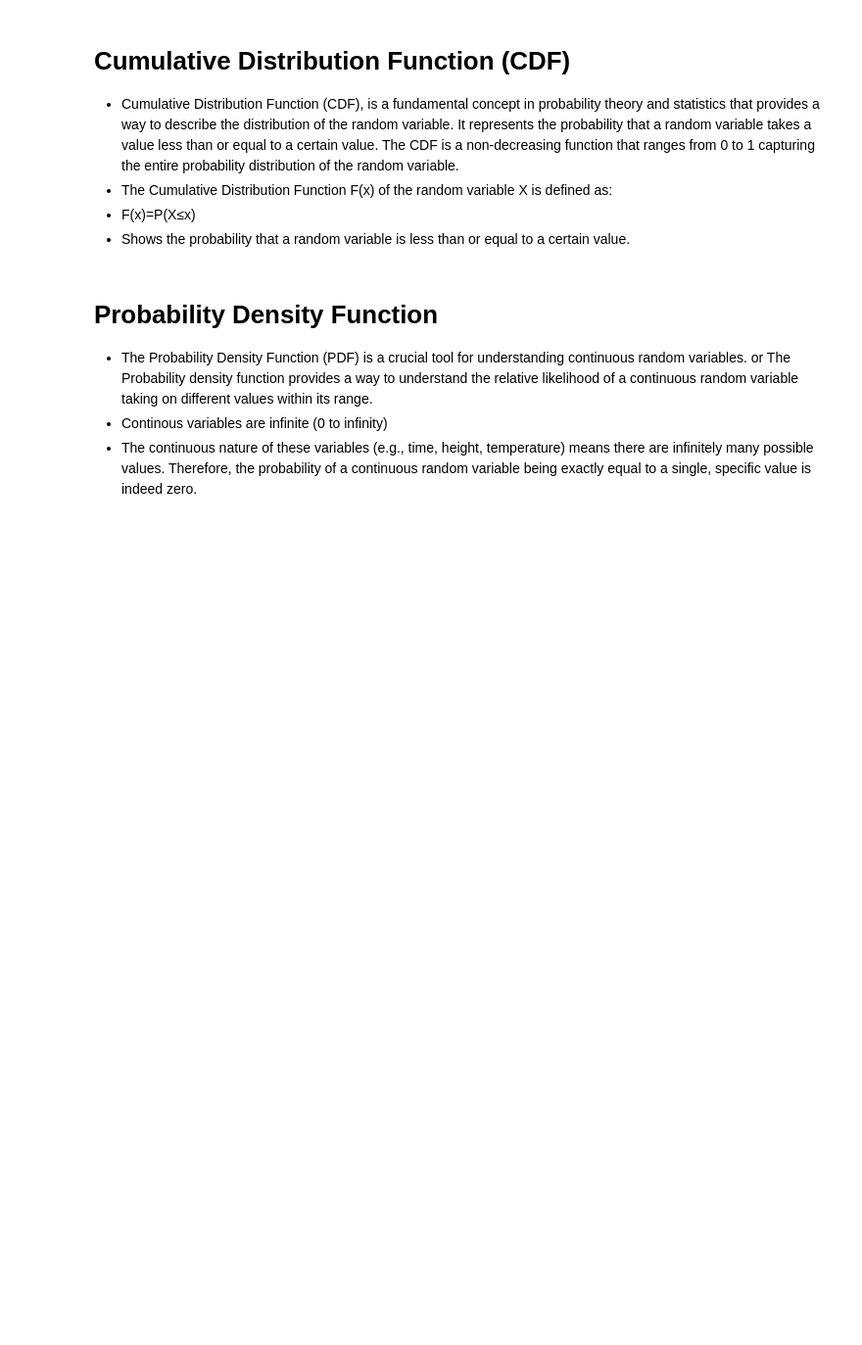
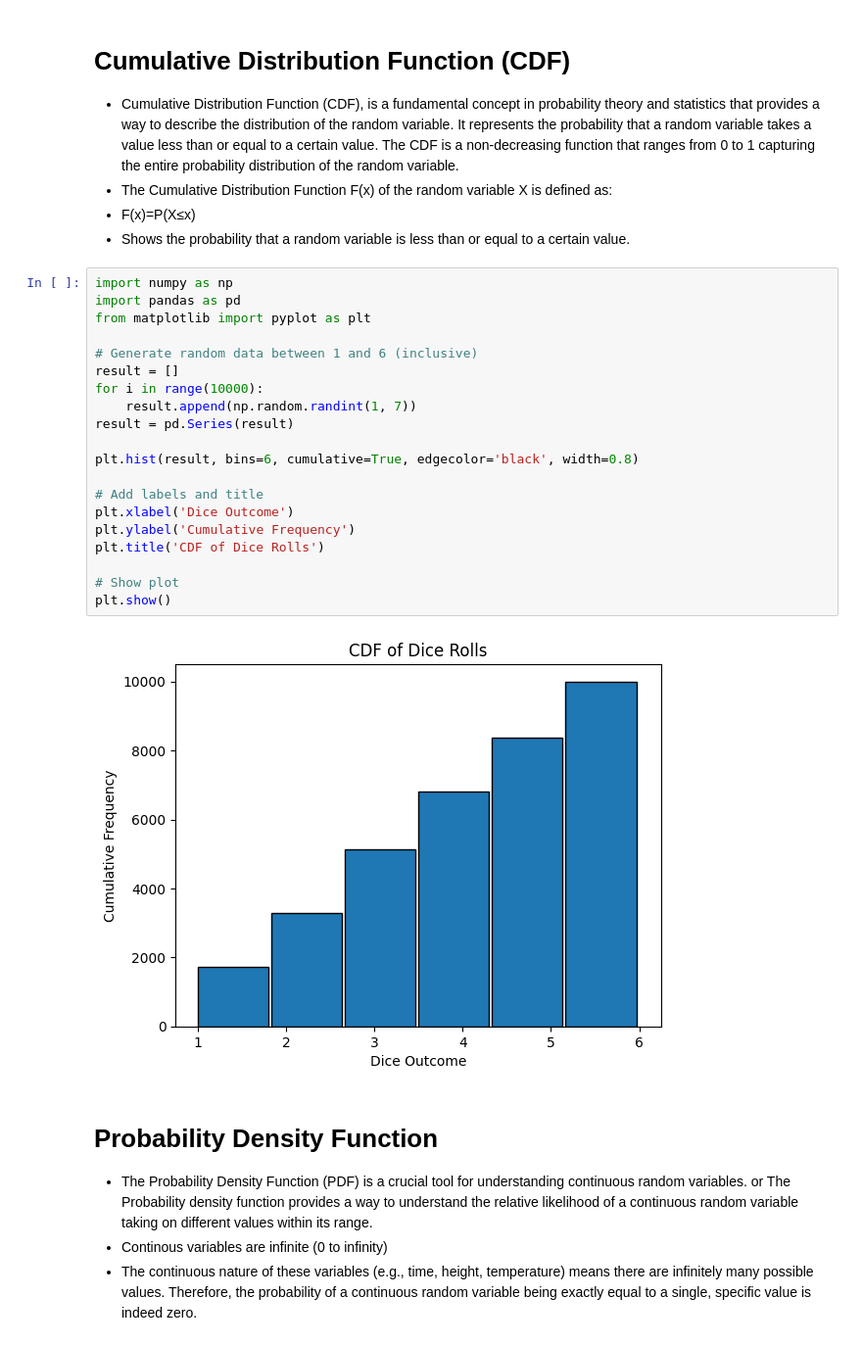
Before and after one commit to Shanmukh15501/DSML_PRACTISE_FILES, a Jupyter notebook: STATISTICS/session3.ipynb, the cells around one changed output. Shown: that part at 98% size. Drawn from its saved outputs; the diff is of its cells as text; blank space fills up the shorter version.

```diff
--- a/STATISTICS/session3.ipynb
+++ b/STATISTICS/session3.ipynb
@@ -73,6 +81,28 @@ plt.hist(result,bins=6)
 - The Cumulative Distribution Function F(x) of the random variable X is defined as:
 - F(x)=P(X≤x)
 - Shows the probability that a random variable is less than or equal to a certain value.
+# %%
+import numpy as np
+import pandas as pd
+from matplotlib import pyplot as plt
+
+# Generate random data between 1 and 6 (inclusive)
+result = []
+for i in range(10000):
+    result.append(np.random.randint(1, 7))
+result = pd.Series(result)
+
+plt.hist(result, bins=6, cumulative=True, edgecolor='black', width=0.8)
+
+# Add labels and title
+plt.xlabel('Dice Outcome')
+plt.ylabel('Cumulative Frequency')
+plt.title('CDF of Dice Rolls')
+
+# Show plot
+plt.show()
+# %% [output]
+[figure, added]
 # %% [markdown]
 # Probability Density Function
 
```
Also changed, not shown: parts of 1 cell of this notebook, 1 other file.
